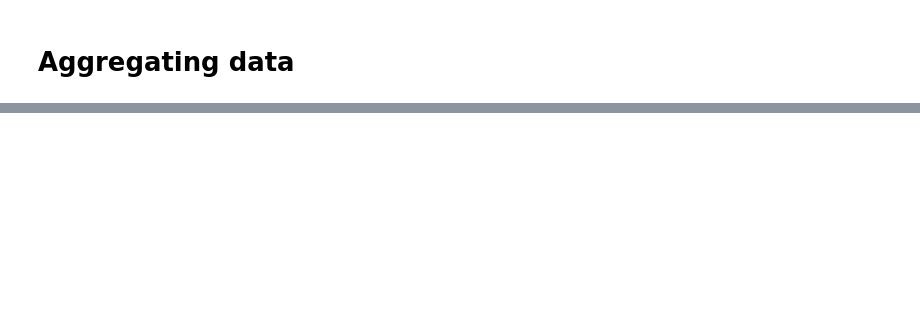
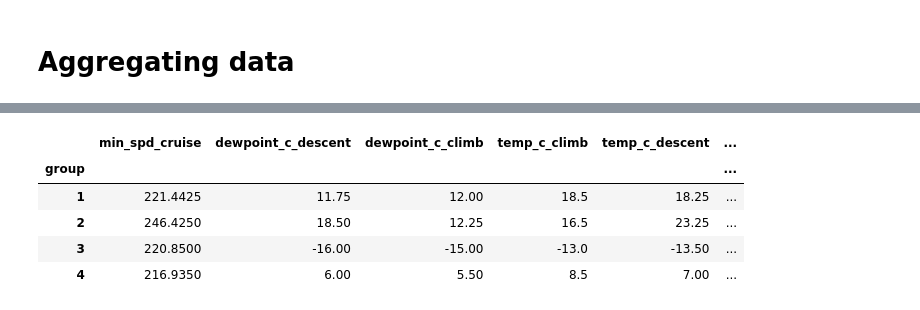
Before and after one commit to JZYoshi/AFDA, a Jupyter notebook: classification/Classification.ipynb, the cells around one changed output, grey strips where cells are left out. Drawn from its saved outputs; the diff is of its cells as text; code cells hidden in the pictures; blank space fills up the shorter version.

```diff
--- a/classification/Classification.ipynb
+++ b/classification/Classification.ipynb
@@ -404,4 +184,4 @@ pd.merge(df1, df2, how = 'left', left_on = 'airline_cat', right_index = True)
 # %%
 df_median['group'] = groupes_cah
 df_median_scaled['group'] = groupes_cah
-df_median_scaled.groupby('group').mean()
+feature_diff = df_median_scaled.groupby('group').median().std()
@@ -418,0 +188,14 @@ df_median_scaled.groupby('group').mean()
+# %%
+idx = feature_diff.sort_values(ascending=False).index
+# %%
+columns_sorted = np.take(np.array(columns_remained),idx)
+# %%
+# sort the result by the importance of features
+df_median.groupby('group').median().loc[:,columns_sorted]
+# %% [output]
+|  | min_spd_cruise | dewpoint_c_descent | dewpoint_c_climb | temp_c_climb | temp_c_descent | ... |
+| group |  |  |  |  |  | ... |
+| 1 | 221.4425 | 11.75 | 12.00 | 18.5 | 18.25 | ... |
+| 2 | 246.4250 | 18.50 | 12.25 | 16.5 | 23.25 | ... |
+| 3 | 220.8500 | -16.00 | -15.00 | -13.0 | -13.50 | ... |
+| 4 | 216.9350 | 6.00 | 5.50 | 8.5 | 7.00 | ... |
```
Also changed, not shown: parts of 31 cells of this notebook, 2 other files.
